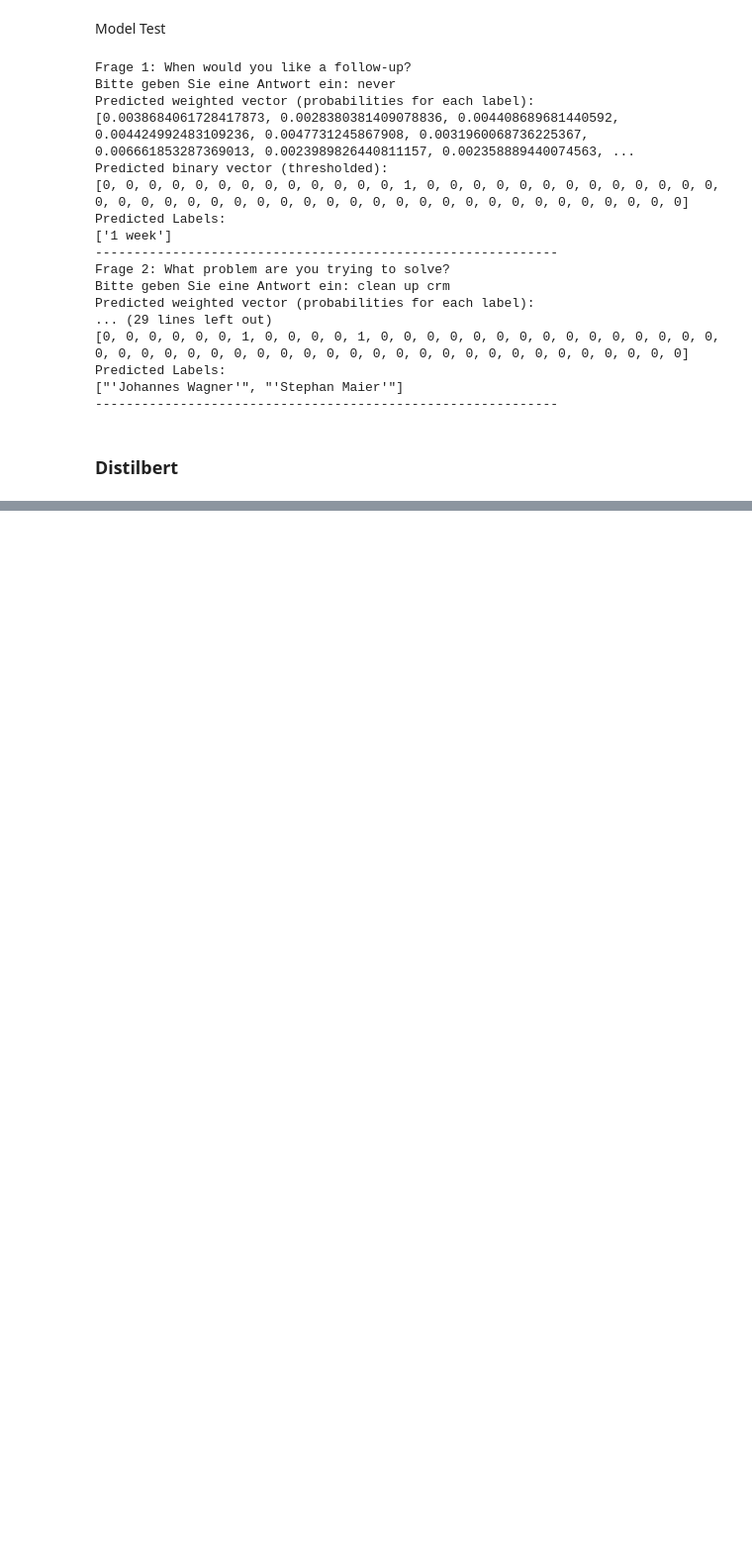
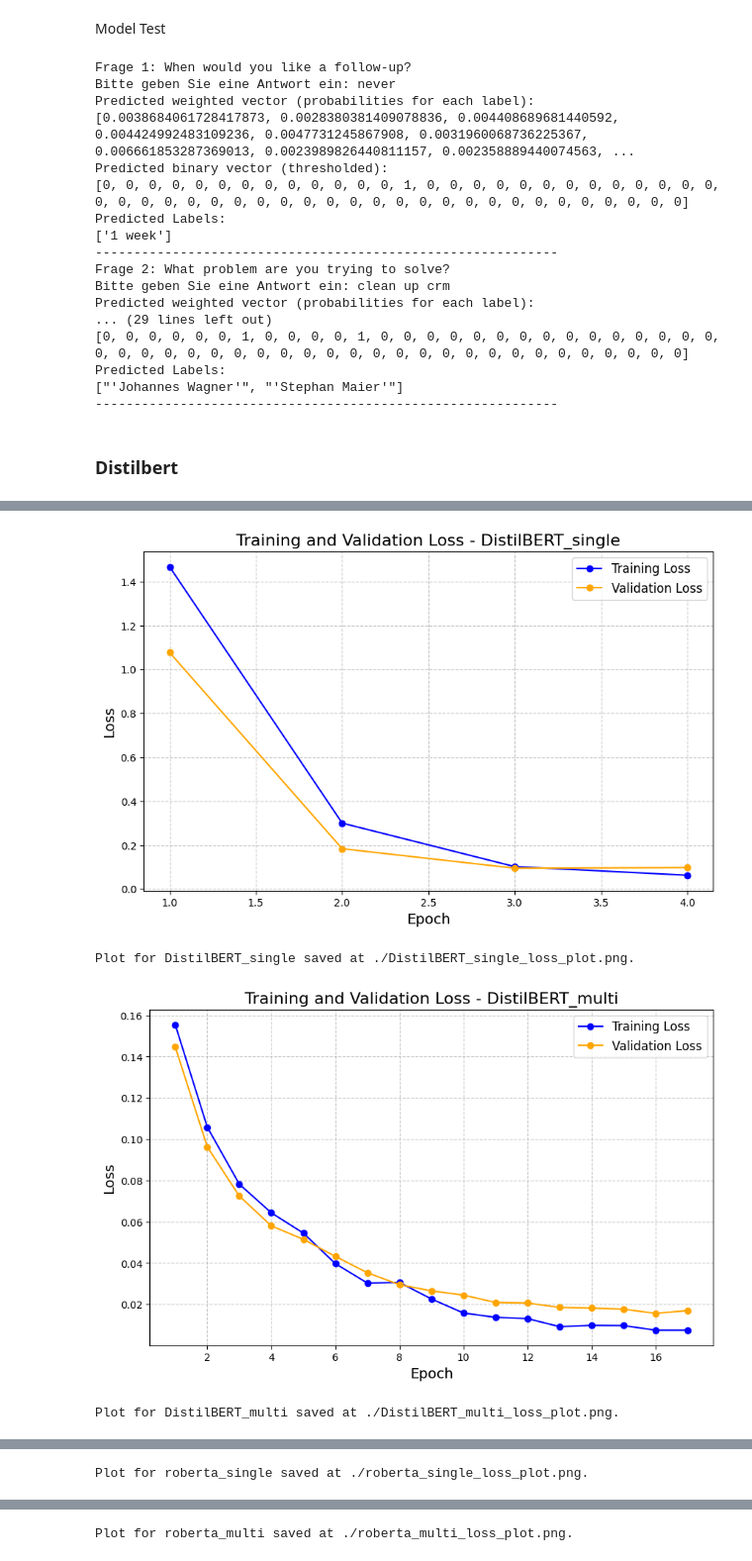
Before and after one commit to Michel-p16/PDS-Project, a Jupyter notebook: Capstone_Project_korbiadd.ipynb, the cells around one changed output, grey strips where cells are left out. Shown at 99% size. Drawn from its saved outputs; the diff is of its cells as text; code cells hidden in the pictures; blank space fills up the shorter version.

```diff
--- a/Capstone_Project_korbiadd.ipynb
+++ b/Capstone_Project_korbiadd.ipynb
@@ -1709,0 +1789,43 @@ print("Das Modell wurde erfolgreich gespeichert.")
+# %%
+# @title Training Loss vs Validation Loss
+
+# csv paths local
+csv_paths = {
+    "DistilBERT_single": "./summary_distilbert_single.csv",
+    "DistilBERT_multi": "./summary_distilbert_multi.csv",
+    "roberta_single": "./summary_roberta_single.csv",
+    "roberta_multi": "./summary_roberta_multi.csv",
+    #"lama_single": "/content/drive/My Drive/training_metrics_lama_single_select.csv"
+}
+
+def plot_losses(csv_path, model_name):
+    try:
+        # load data
+        metrics_df = pd.read_csv(csv_path)
+
+        # create plot
+        plt.figure(figsize=(10, 6))
+        plt.plot(metrics_df['epoch'], metrics_df['Training Loss'], label='Training Loss', color='blue', marker='o')
+        plt.plot(metrics_df['epoch'], metrics_df['Validation Loss'], label='Validation Loss', color='orange', marker='o')
+        plt.xlabel("Epoch", fontsize=14)
+        plt.ylabel("Loss", fontsize=14)
+        plt.title(f"Training and Validation Loss - {model_name}", fontsize=16)
+        plt.legend(fontsize=12)
+        plt.grid(True, linestyle='--', alpha=0.7)
+
+        # save plot
+        save_path = f"./{model_name}_loss_plot.png"
+        plt.savefig(save_path, bbox_inches="tight")
+        plt.show()
+        print(f"Plot for {model_name} saved at {save_path}.")
+    except Exception as e:
+        print(f"Error at {model_name}: {e}")
+
+# iterate all paths with models
+for model_name, csv_path in csv_paths.items():
+    plot_losses(csv_path, model_name)
+# %% [output]
+[figure, added]
+Plot for DistilBERT_single saved at ./DistilBERT_single_loss_plot.png.
+[figure, added]
+Plot for DistilBERT_multi saved at ./DistilBERT_multi_loss_plot.png.
@@ -1709,0 +1833 @@ print("Das Modell wurde erfolgreich gespeichert.")
+Plot for roberta_single saved at ./roberta_single_loss_plot.png.
@@ -1709,0 +1835 @@ print("Das Modell wurde erfolgreich gespeichert.")
+Plot for roberta_multi saved at ./roberta_multi_loss_plot.png.
```
Also changed, not shown: parts of 8 cells of this notebook.
